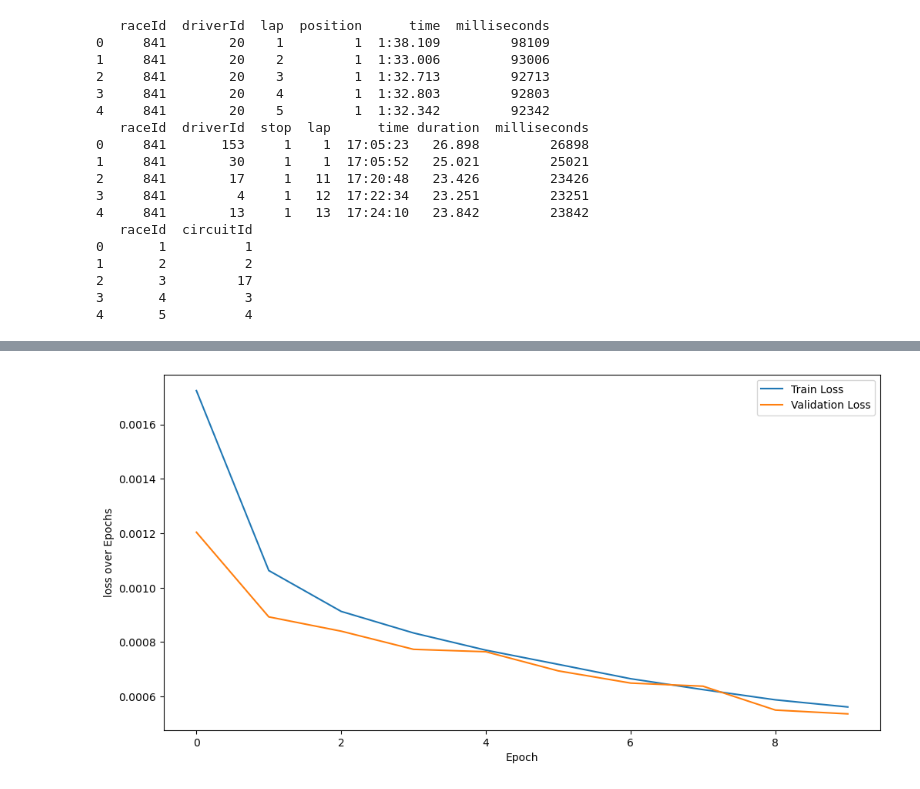
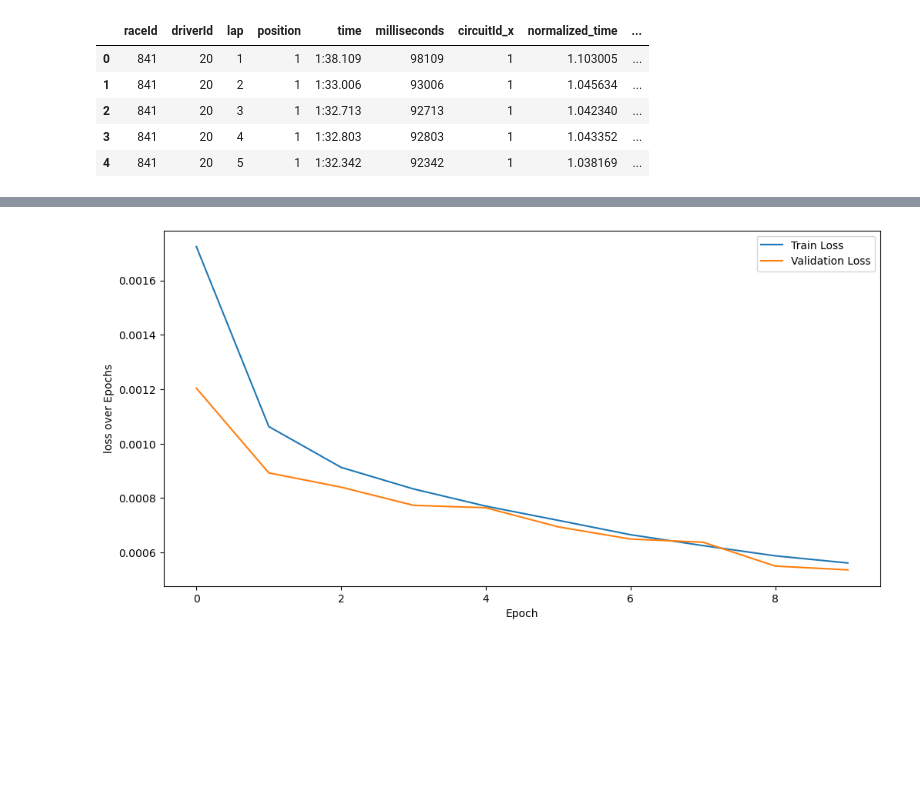
Before and after one commit to tapanBabbar9/f1, a Jupyter notebook: lap-times/lap_times_pytorch.ipynb, the cells around one changed output, grey strips where cells are left out. Drawn from its saved outputs; the diff is of its cells as text; code cells hidden in the pictures; blank space fills up the shorter version.

```diff
--- a/lap-times/lap_times_pytorch.ipynb
+++ b/lap-times/lap_times_pytorch.ipynb
@@ -9,40 +9,25 @@ from sklearn.model_selection import train_test_split
 
 import matplotlib.pyplot as plt
 # %%
-lap_times = pd.read_csv('dataset/lap_times.csv')
-print(lap_times.head())
-
-pit_stops = pd.read_csv('dataset/pit_stops.csv')
-print(pit_stops.head())
-
-races = races = pd.read_csv('dataset/races.csv')[["raceId", "circuitId"]]
-print(races.head())
+lap_times = pd.read_csv('../dataset/lap_times.csv')
+pit_stops = pd.read_csv('../dataset/pit_stops.csv')[['raceId', 'driverId', 'lap']]
+races = pd.read_csv('../dataset/races.csv')[['raceId', 'circuitId']]
-# %% [output]
-   raceId  driverId  lap  position      time  milliseconds
-0     841        20    1         1  1:38.109         98109
-1     841        20    2         1  1:33.006         93006
-2     841        20    3         1  1:32.713         92713
-3     841        20    4         1  1:32.803         92803
-4     841        20    5         1  1:32.342         92342
-   raceId  driverId  stop  lap      time duration  milliseconds
-0     841       153     1    1  17:05:23   26.898         26898
-1     841        30     1    1  17:05:52   25.021         25021
-2     841        17     1   11  17:20:48   23.426         23426
-3     841         4     1   12  17:22:34   23.251         23251
-4     841        13     1   13  17:24:10   23.842         23842
-   raceId  circuitId
-0       1          1
-1       2          2
-2       3         17
-3       4          3
-4       5          4
 # %%
 #Data Preprocessing
 
 lap_times = lap_times.merge(races, on='raceId', how='left')
 lap_times['normalized_time'] = lap_times['milliseconds'] / lap_times.groupby('raceId')['milliseconds'].transform('min')
 lap_times = lap_times.merge(pit_stops[['raceId', 'driverId', 'lap']], on=['raceId', 'driverId', 'lap'], how='left', indicator=True)
 lap_times['is_pit_stop'] = (lap_times['_merge'] == 'both').astype(int)
 lap_times.drop(columns=['_merge'], inplace=True)
+lap_times['is_pit_exit'] = lap_times['is_pit_stop'].shift(1, fill_value=0)
 # Example: Filter out laps with normalized_time > 1.5 (assuming it's an anomaly)
 lap_times = lap_times[lap_times['normalized_time'] <= 1.5]
+lap_times.head()
+# %% [output]
+|  | raceId | driverId | lap | position | time | milliseconds | circuitId_x | normalized_time | ... |
+| 0 | 841 | 20 | 1 | 1 | 1:38.109 | 98109 | 1 | 1.103005 | ... |
+| 1 | 841 | 20 | 2 | 1 | 1:33.006 | 93006 | 1 | 1.045634 | ... |
+| 2 | 841 | 20 | 3 | 1 | 1:32.713 | 92713 | 1 | 1.042340 | ... |
+| 3 | 841 | 20 | 4 | 1 | 1:32.803 | 92803 | 1 | 1.043352 | ... |
+| 4 | 841 | 20 | 5 | 1 | 1:32.342 | 92342 | 1 | 1.038169 | ... |
```
Also changed, not shown: parts of 8 cells of this notebook.
